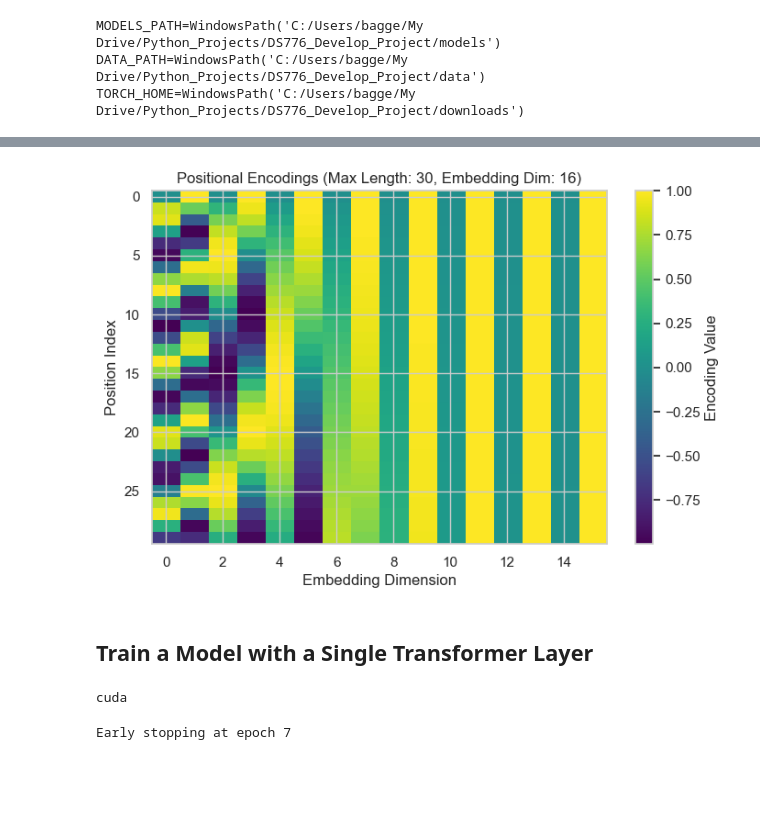
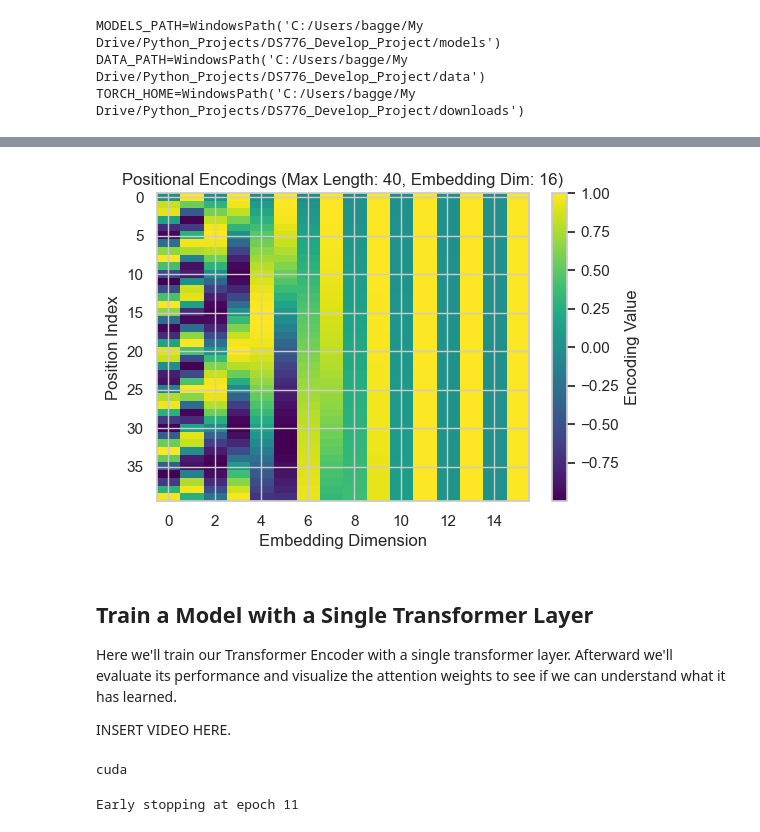
Before and after one commit to nkoranda97/DS776, a Jupyter notebook: Lesson_09_Transformer_Details/Math_Sum_Tranformer.ipynb, the cells around one changed output, grey strips where cells are left out. Saved outputs shown, nothing was run; the diff lists cells and outputs as text; code cells hidden in the pictures; blank space fills up the shorter version.

```diff
--- a/Lesson_09_Transformer_Details/Math_Sum_Tranformer.ipynb
+++ b/Lesson_09_Transformer_Details/Math_Sum_Tranformer.ipynb
@@ -348,14 +403,17 @@ class SingleHeadTransformerEncoder(nn.Module):
 # %%
-
 # Create a PositionalEncoding instance and visualize
 embed_dim = 16
-max_len = 30
+max_len = 40
 pos_encoder = PositionalEncoding(embed_dim, max_len=max_len)
-visualize_positional_encodings(pos_encoder, max_len=max_len, d_model=embed_dim)
+visualize_positional_encodings(pos_encoder, max_len=max_len, d_model=embed_dim, figsize=(6, 4))
 # %% [output]
-[figure, old version]
+[figure, new version]
-# %% [markdown]
-## Train a Model with a Single Transformer Layer
+# %% [markdown]
+## Train a Model with a Single Transformer Layer
+
+Here we'll train our Transformer Encoder with a single transformer layer. Afterward we'll evaluate its performance and visualize the attention weights to see if we can understand what it has learned.
+
+INSERT VIDEO HERE.
 # %%
 model = SingleHeadTransformerEncoder(vocab_size=14, embed_dim=16, hidden_dim=64, num_classes=2, num_layers=1)
 loss_func = nn.CrossEntropyLoss()
@@ -382,9 +440,10 @@ results = train_network(model,
                         score_funcs = score_funcs,
                         checkpoint_file=ckpt_file,
                         early_stop_metric='ACC',
+                        early_stop_crit='max',
                         patience=5)
 # %% [output]
-Early stopping at epoch 7
+Early stopping at epoch 11
 # %%
 results = load_results(MODELS_PATH / 'L09_math_transformer_one_layer.pt')
 plot_training_metrics(results, [['train loss', 'val loss'], ['train ACC', 'val ACC']])
```
Also changed, not shown: parts of 25 cells of this notebook, 1 other file.
